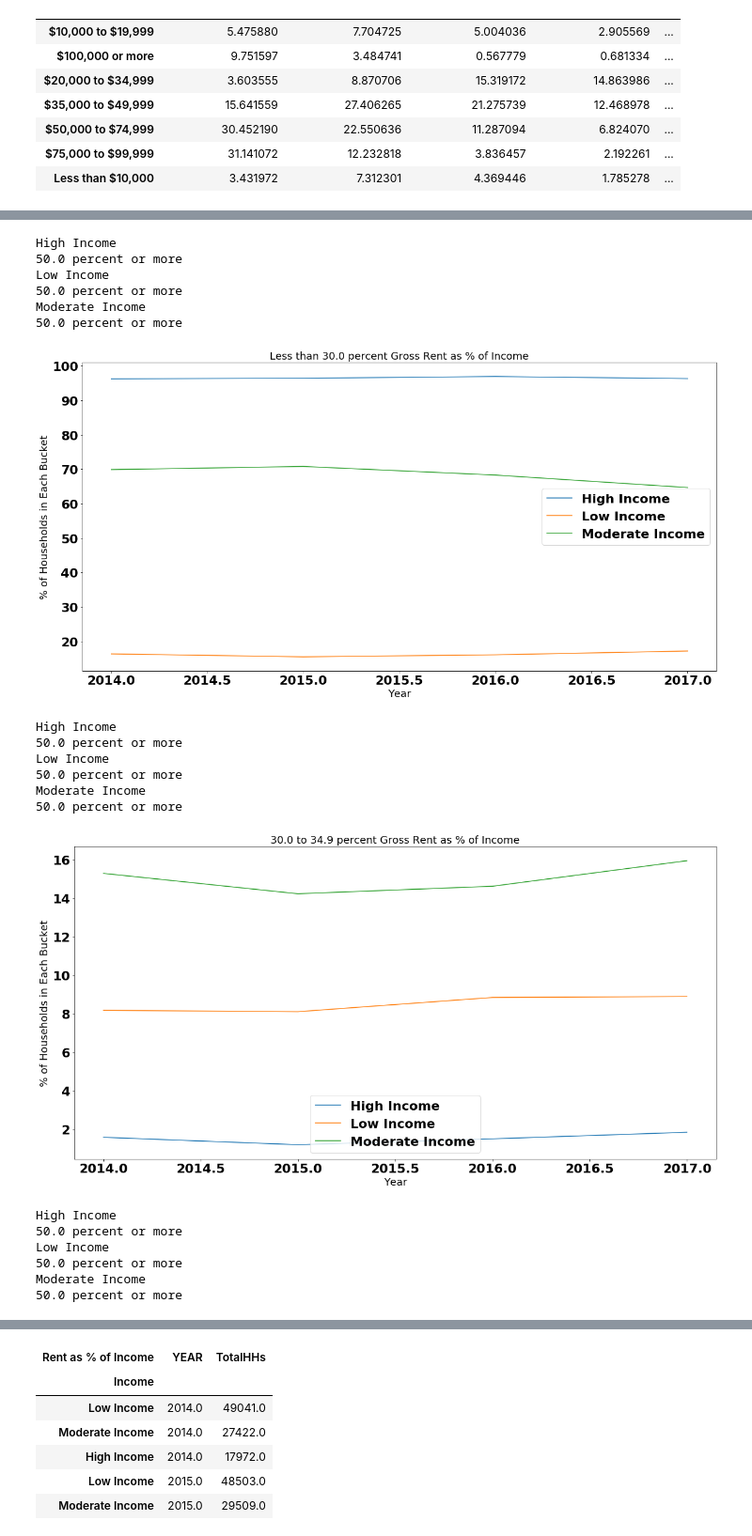
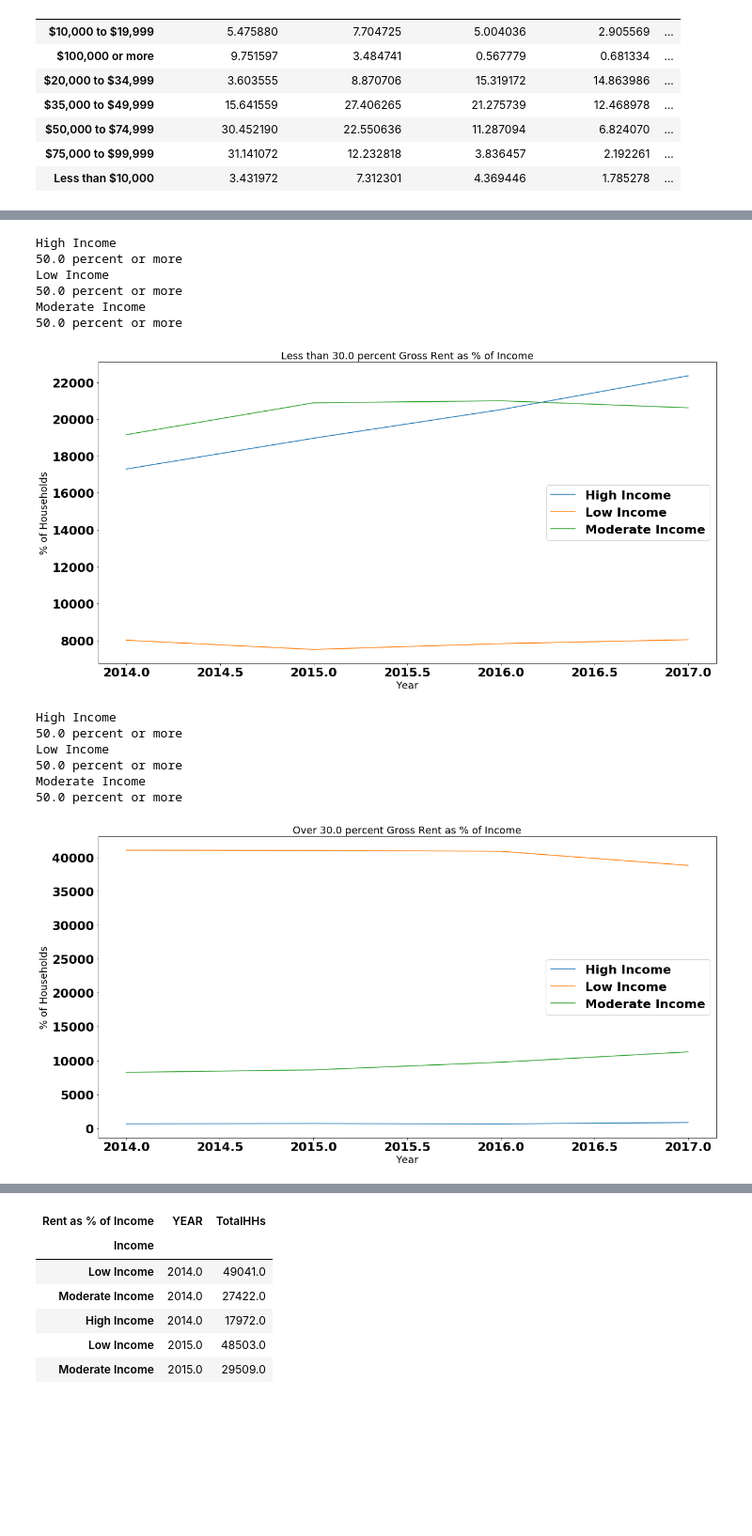
Before and after one commit to anovas2/AAHA, a Jupyter notebook: Testing0729.ipynb, the cells around one changed output, grey strips where cells are left out. Shown: that part at 94% size. Drawn from its saved outputs; the diff is of its cells as text; code cells hidden in the pictures; blank space fills up the shorter version.

```diff
--- a/Testing0729.ipynb
+++ b/Testing0729.ipynb
@@ -75,7 +75,7 @@ def getcensustables(table):
 tablestoloadcsv = pd.read_csv('data/tablestopull.csv')
 tablestoload = tablestoloadcsv['Tables'].tolist()
 
-tablestoload = ['B19013','B01003','B11001', 'B25064', 'B25074','B25063', 'B25061','B25056']
+tablestoload = ['B19013','B01003','B11001', 'B25064', 'B25074','B25063', 'B25061','B25056','B00002','B25001','B25122']
 
 #Allvariables Table
 allvariablescsv = pd.read_csv('data/allvariables.csv')
@@ -772,6 +787,7 @@ for year in years:
 
 
     under30 = ['20.0 to 24.9 percent','25.0 to 29.9 percent','Less than 20.0 percent']
+    over30 = ['30.0 to 34.9 percent','35.0 to 39.9 percent','40.0 to 49.9 percent', '50.0 percent or more']
     #percentrentbyincomepv['Less than 30.0 percent'] = percentrentbyincomepv['20.0 to 24.9 percent'] + \
      #   percentrentbyincomepv['20.0 to 24.9 percent'] + \
       #  percentrentbyincomepv['Less than 20.0 percent']
@@ -779,12 +795,15 @@ for year in years:
     percentrentbyincomepv['Less than 30.0 percent'] = percentrentbyincomepv[under30].sum(axis=1)
     percentrentbyincomepv.drop(axis=1, columns=under30, inplace=True)
 
+    percentrentbyincomepv['Over 30.0 percent'] = percentrentbyincomepv[over30].sum(axis=1)
+    percentrentbyincomepv.drop(axis=1, columns=over30, inplace=True)
+
     percentrentbyincomepv['YEAR'] = year
 
     percentrentbyincomesum = percentrentbyincomesum.append(percentrentbyincomepv)
 
 
-orderedcols = ['YEAR', 'Less than 30.0 percent', '30.0 to 34.9 percent', '35.0 to 39.9 percent', '40.0 to 49.9 percent', '50.0 percent or more', 'TotalHHs']
+orderedcols = ['YEAR', 'Less than 30.0 percent', 'Over 30.0 percent', 'TotalHHs']
 percentrentbyincomesum = percentrentbyincomesum.loc[:, orderedcols]
 
 display(percentrentbyincomesum)
@@ -806,9 +825,9 @@ display(percentrentbyincomesum)
 # %%
 # Generate the Plot (with Error Bars)
-keepyear = percentrentbyincomesum['YEAR']
-percentrentbyincomesum = percentrentbyincomesum.div(percentrentbyincomesum.TotalHHs, axis=0)*100
-percentrentbyincomesum['YEAR'] = keepyear
-display(percentrentbyincomesum)
+#keepyear = percentrentbyincomesum['YEAR']
+#percentrentbyincomesum = percentrentbyincomesum.div(percentrentbyincomesum.TotalHHs, axis=0)*100
+#percentrentbyincomesum['YEAR'] = keepyear
+#display(percentrentbyincomesum)
 
 font = {'family' : 'normal',
         'weight' : 'bold',
@@ -819,7 +838,7 @@ plt.rc('font', **font)
 
 
 
-colors = {'Less than 30.0 percent':'red', '30.0 to 34.9 percent':'blue', '35.0 to 39.9 percent':'green', '40.0 to 49.9 percent':'black', '50.0 percent or more':'pink'}
+colors = {'Less than 30.0 percent':'red', 'Over 30.0 percent':'blue', '35.0 to 39.9 percent':'green', '40.0 to 49.9 percent':'black', '50.0 percent or more':'pink'}
 #markers = {'Capomulin':'4', 'Ceftamin':'8', 'Infubinol':'o', 'Ketapril':'v', 'Naftisol':'^', 'Placebo':'>', 'Propriva':'<', 'Ramicane':'1', 'Stelasyn':'2', 'Zoniferol':'3'}
 
 #display(percentrentbyincomesum.T)
@@ -831,7 +850,7 @@ groups = percentrentbyincomesum.groupby('Income')
 
 #print(percentrentbyincomesum.columns.tolist())
 
-percentbuckets = ['Less than 30.0 percent', '30.0 to 34.9 percent', '35.0 to 39.9 percent', '40.0 to 49.9 percent', '50.0 percent or more']
+percentbuckets = ['Less than 30.0 percent', 'Over 30.0 percent']
 for bucket in percentbuckets:
     fig, ax = plt.subplots(figsize=(20, 10))
     for name, group in groups:
@@ -848,7 +867,7 @@ for bucket in percentbuckets:
 
     plt.title(bucket + ' ' + "Gross Rent as % of Income" , fontsize=18)
     plt.xlabel("Year", fontsize=18)
-    plt.ylabel("% of Households in Each Bucket", fontsize=18)
+    plt.ylabel("% of Households", fontsize=18)
 
 
     # Save the Figure
@@ -880,20 +885,14 @@ for bucket in percentbuckets:
 High Income
 50.0 percent or more
 Low Income
 50.0 percent or more
 Moderate Income
 50.0 percent or more
-[figure, old version]
+[figure, new version]
 High Income
 50.0 percent or more
 Low Income
 50.0 percent or more
 Moderate Income
 50.0 percent or more
-[figure, old version]
+[figure, new version]
-High Income
-50.0 percent or more
-Low Income
-50.0 percent or more
-Moderate Income
-50.0 percent or more
```
Also changed, not shown: parts of 7 cells of this notebook, 2 other files.
